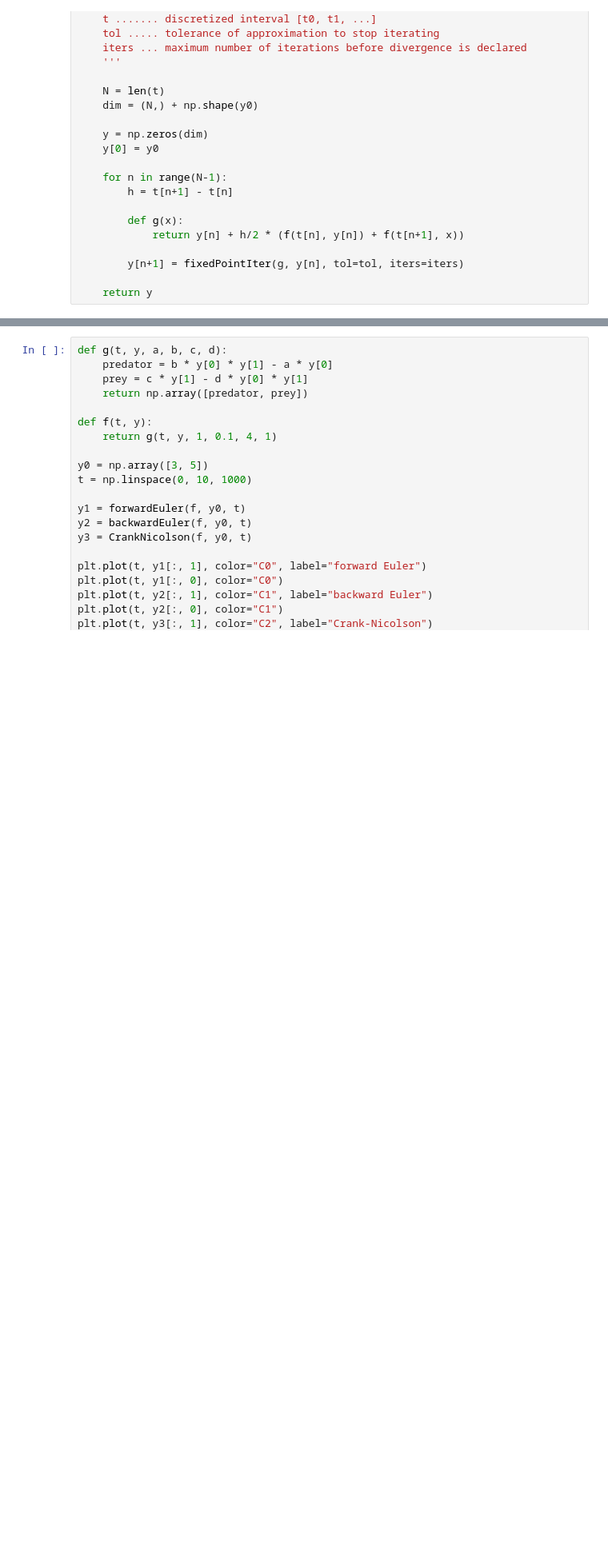
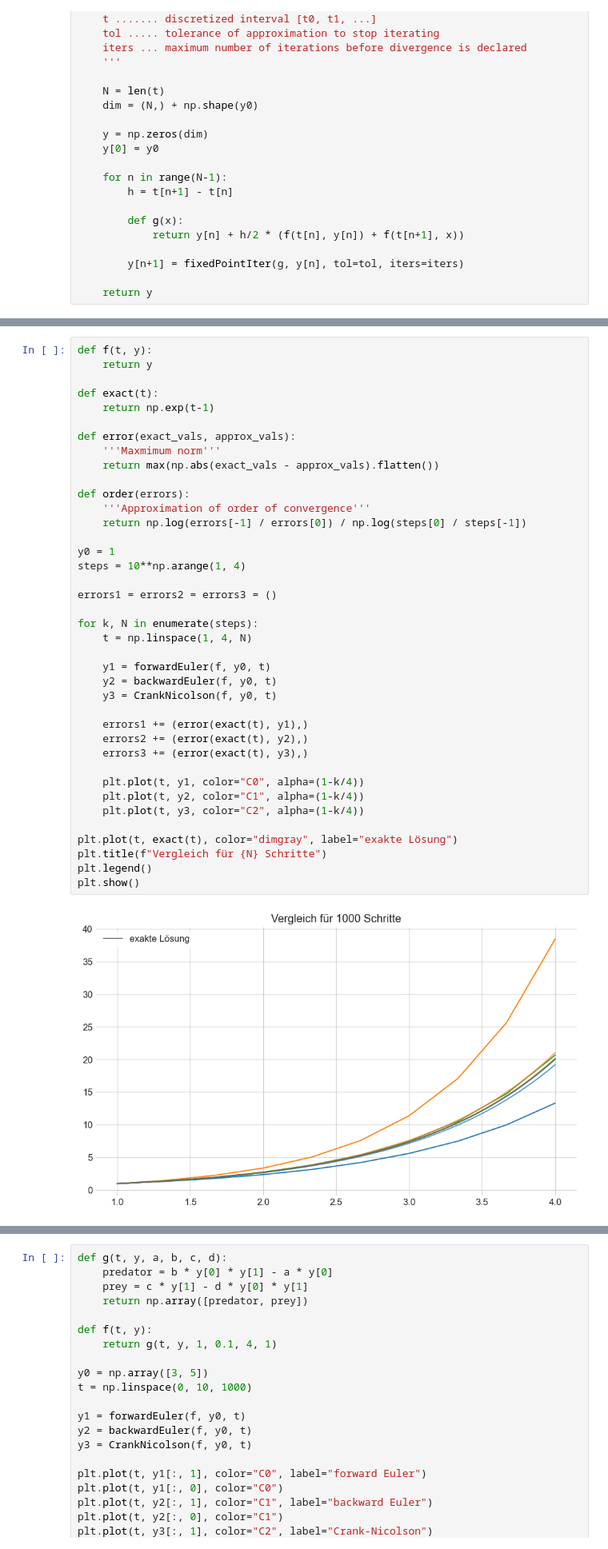
Before and after one commit to maxstollmayer/NuMeDiffG, a Jupyter notebook: Aufgabenblatt 3/Aufgabenblatt 3 Lösung.ipynb, the cells around one changed output, grey strips where cells are left out. Shown at 80% size. Drawn from its saved outputs; the diff is of its cells as text; blank space fills up the shorter version.

```diff
--- a/Aufgabenblatt 3/Aufgabenblatt 3 Lösung.ipynb
+++ b/Aufgabenblatt 3/Aufgabenblatt 3 Lösung.ipynb
@@ -200,0 +163,41 @@ plt.show()
+# %%
+def f(t, y):
+    return y
+
+def exact(t):
+    return np.exp(t-1)
+
+def error(exact_vals, approx_vals):
+    '''Maxmimum norm'''
+    return max(np.abs(exact_vals - approx_vals).flatten())
+
+def order(errors):
+    '''Approximation of order of convergence'''
+    return np.log(errors[-1] / errors[0]) / np.log(steps[0] / steps[-1])
+
+y0 = 1
+steps = 10**np.arange(1, 4)
+
+errors1 = errors2 = errors3 = ()
+
+for k, N in enumerate(steps):
+    t = np.linspace(1, 4, N)
+
+    y1 = forwardEuler(f, y0, t)
+    y2 = backwardEuler(f, y0, t)
+    y3 = CrankNicolson(f, y0, t)
+
+    errors1 += (error(exact(t), y1),)
+    errors2 += (error(exact(t), y2),)
+    errors3 += (error(exact(t), y3),)
+
+    plt.plot(t, y1, color="C0", alpha=(1-k/4))
+    plt.plot(t, y2, color="C1", alpha=(1-k/4))
+    plt.plot(t, y3, color="C2", alpha=(1-k/4))
+
+plt.plot(t, exact(t), color="dimgray", label="exakte Lösung")
+plt.title(f"Vergleich für {N} Schritte")
+plt.legend()
+plt.show()
+# %% [output]
+[figure, added]
```
Also changed, not shown: parts of 8 cells of this notebook, 2 other files.
